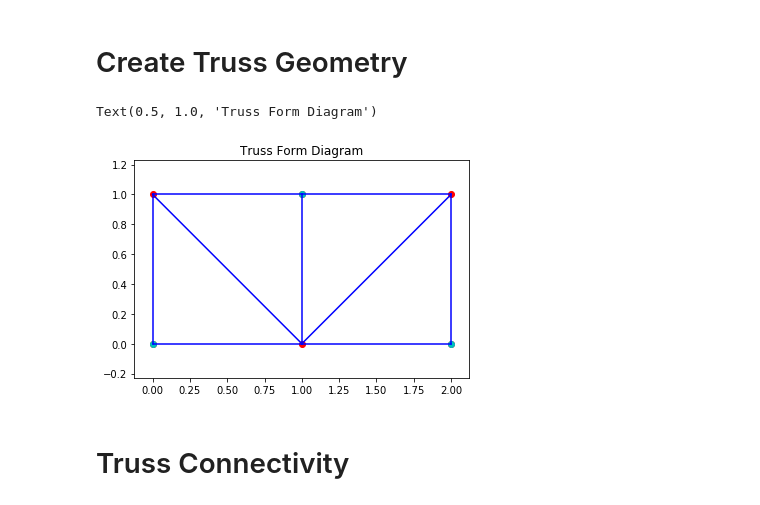
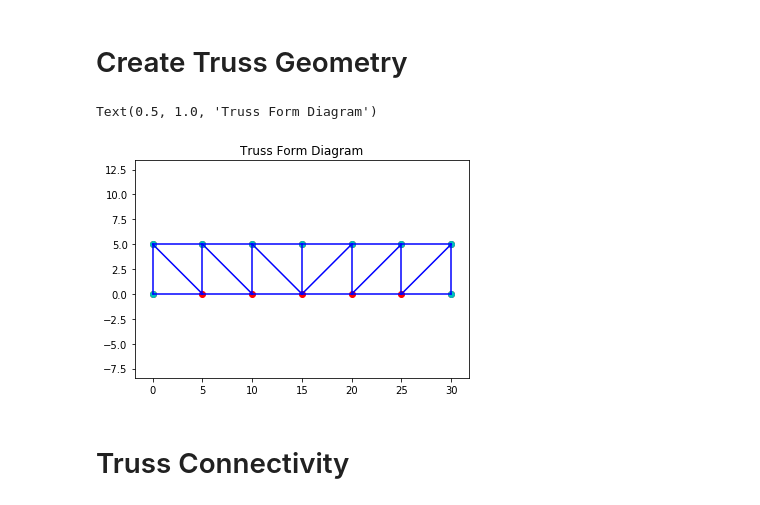
Before and after one commit to mattcars/Graphic_Statics, a Jupyter notebook: Truss Analysis/Truss Class.ipynb, the cells around one changed output. Drawn from its saved outputs; the diff is of its cells as text; code cells hidden in the pictures.

```diff
--- a/Truss Analysis/Truss Class.ipynb
+++ b/Truss Analysis/Truss Class.ipynb
@@ -360,26 +388,29 @@ class Truss:
                         ax.plot([s[0], e[0]], [s[1], e[1]], c=m_color, alpha=alpha)
 # %% [markdown]
 # Create Truss Geometry
+# %%
+#nodes = np.array([[0, 0], [0, 1], [1, 0], [1, 1], [2, 0], [2, 1]])
+#members = np.array([[0, 1], [0, 2], [1, 2], [1, 3], [2, 3], [2, 5], [3, 5], [2, 4], [4, 5]])
+span = 30
+height = 5
+panels = 6
+nodes, members = create_Pratt(span, panels, height)
+
+
+truss = Truss(nodes, members)
 # %%
-nodes = np.array([[0, 0], [0, 1], [1, 0], [1, 1], [2, 0], [2, 1]])
-members = np.array([[0, 1], [0, 2], [1, 2], [1, 3], [2, 3], [2, 5], [3, 5], [2, 4], [4, 5]])
-#nodes, members = create_Pratt(10, 4, 5)
+#truss.forces = np.array([-1, 1/2, 1/2])
+#truss.force_node = np.array([3, 4, 0])
+truss.forces = np.append(np.ones(panels+1)*-1, np.ones(2)*(panels+1)/2)
+truss.force_node = np.append(np.where(nodes[:, 1] == 5)[0], np.array([len(nodes)-2, 0]))
 
-
-truss = Truss(nodes, members)
 truss.plot_form()
-
-truss.forces = np.array([-1, 1/2, 1/2])
-truss.force_node = np.array([3, 4, 0])
-#truss.forces = np.array([-1, 1/2, 1/2])
-#truss.force_node = np.array([5, 8, 0])
-
 plt.scatter(nodes[truss.force_node, 0], nodes[truss.force_node, 1], c='c')
 plt.axis('equal')
 plt.title('Truss Form Diagram')
 # %% [output]
 Text(0.5, 1.0, 'Truss Form Diagram')
-[figure, old version]
+[figure, new version]
 # %% [markdown]
 # Truss Connectivity
 # %%
```
Also changed, not shown: parts of 8 cells of this notebook, 2 other files.
